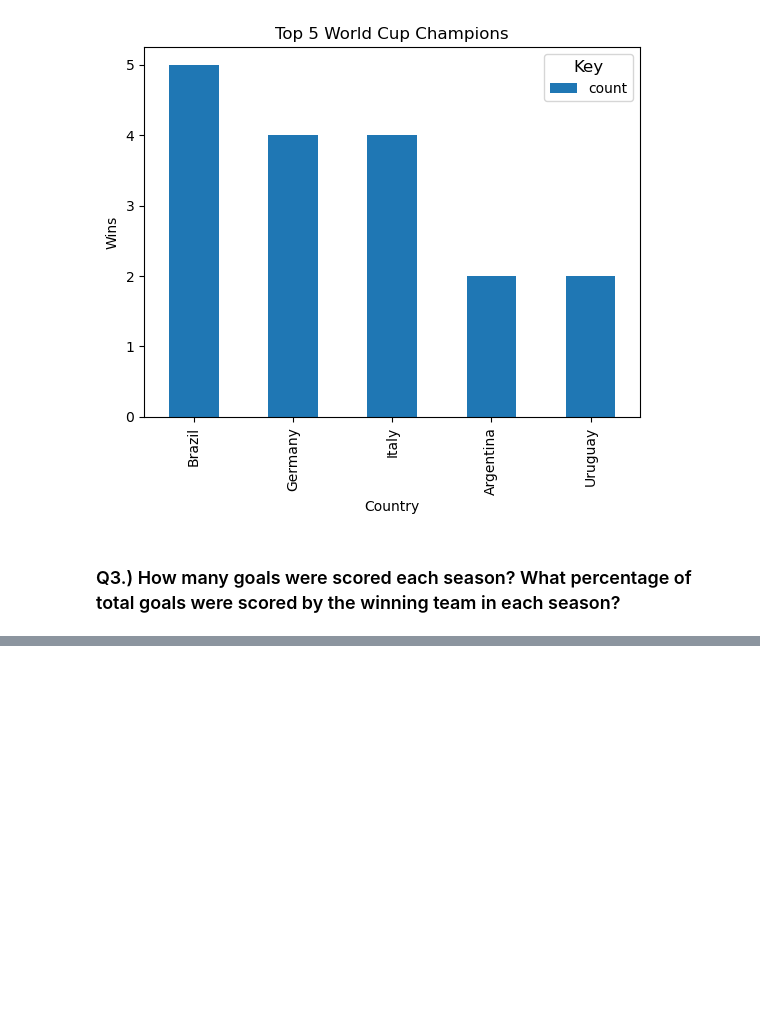
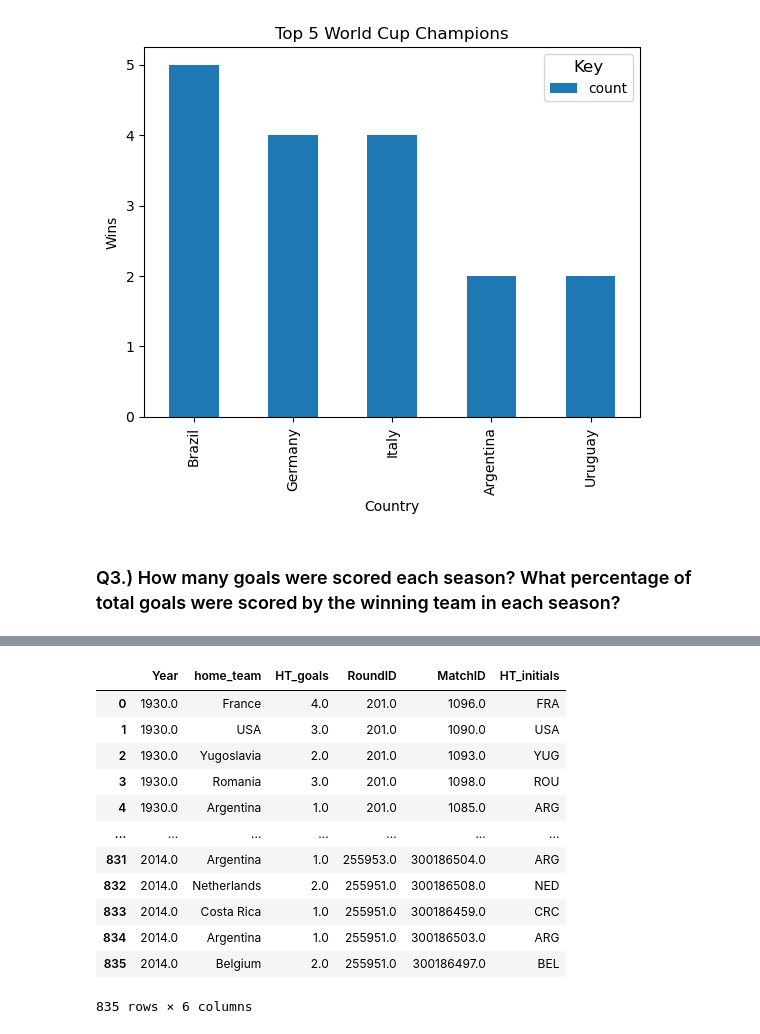
Before and after one commit to katieclayy/World-Cup-Matches-Analysis, a Jupyter notebook: notebook/WorldCupAnalysis.ipynb, the cells around one changed output, grey strips where cells are left out. Saved outputs shown, nothing was run; the diff lists cells and outputs as text; code cells hidden in the pictures; blank space fills up the shorter version.

```diff
--- a/notebook/WorldCupAnalysis.ipynb
+++ b/notebook/WorldCupAnalysis.ipynb
@@ -68,0 +89,14 @@ matches['Year'].max()
+# %%
+matches['Home Team Name'] = np.where(matches['Home Team Name'] =="C�te d'Ivoire", "Cote d'Ivoire", matches['Home Team Name'])
+#matches['Home Team Name'] = np.where(matches['Home Team Name'] =="German DR", "Germany", matches['Home Team Name'])
+#matches['Home Team Name'] = np.where(matches['Home Team Name'] =="Germany FR", "Germany", matches['Home Team Name'])
+matches['Home Team Name'] = np.where(matches['Home Team Name'] =="IR Iran", "Iran", matches['Home Team Name'])
+matches['Home Team Name'] = np.where(matches['Home Team Name'] =="IR Iran", "Iran", matches['Home Team Name'])
+matches['Home Team Name'] = np.where(matches['Home Team Name'] =="Korea DPR", "North Korea", matches['Home Team Name'])
+matches['Home Team Name'] = np.where(matches['Home Team Name'] =="Korea Republic", "South Korea", matches['Home Team Name'])
+matches['Home Team Name'] = np.where(matches['Home Team Name'] =='rn">Bosnia and Herzegovina', "Bosnia and Herzegovina", matches['Home Team Name'])
+matches['Home Team Name'] = np.where(matches['Home Team Name'] =='rn">Republic of Ireland', "Republic of Ireland", matches['Home Team Name'])
+matches['Home Team Name'] = np.where(matches['Home Team Name'] =='rn">Serbia and Montenegro', "Serbia and Montenegro", matches['Home Team Name'])
+matches['Home Team Name'] = np.where(matches['Home Team Name'] =='rn">Trinidad and Tobago', "Trinidad and Tobago", matches['Home Team Name'])
+matches['Home Team Name'] = np.where(matches['Home Team Name'] =='rn">United Arab Emirates', "United Arab Emirated", matches['Home Team Name'])
+list(np.unique(matches['Home Team Name']))
@@ -68,0 +121,3 @@ matches['Year'].max()
+# %%
+matches['combo']=matches['Home Team Initials'] +'-' + matches['Home Team Name']
+list(np.unique(matches['combo']))
@@ -68,0 +162,14 @@ matches['Year'].max()
+# %%
+matches['Away Team Name'] = np.where(matches['Away Team Name'] =="C�te d'Ivoire", "Cote d'Ivoire", matches['Home Team Name'])
+#matches['Home Team Name'] = np.where(matches['Home Team Name'] =="German DR", "Germany", matches['Home Team Name'])
+#matches['Home Team Name'] = np.where(matches['Home Team Name'] =="Germany FR", "Germany", matches['Home Team Name'])
+#matches['Away Team Name'] = np.where(matches['Away Team Name'] =="IR Iran", "Iran", matches['Home Team Name'])
+matches['Away Team Name'] = np.where(matches['Away Team Name'] =="IR Iran", "Iran", matches['Home Team Name'])
+matches['Away Team Name'] = np.where(matches['Away Team Name'] =="Korea DPR", "North Korea", matches['Home Team Name'])
+matches['Away Team Name'] = np.where(matches['Away Team Name'] =="Korea Republic", "South Korea", matches['Home Team Name'])
+matches['Away Team Name'] = np.where(matches['Away Team Name'] =='rn">Bosnia and Herzegovina', "Bosnia and Herzegovina", matches['Home Team Name'])
+matches['Away Team Name'] = np.where(matches['Away Team Name'] =='rn">Republic of Ireland', "Republic of Ireland", matches['Home Team Name'])
+matches['Away Team Name'] = np.where(matches['Away Team Name'] =='rn">Serbia and Montenegro', "Serbia and Montenegro", matches['Home Team Name'])
+matches['Away Team Name'] = np.where(matches['Away Team Name'] =='rn">Trinidad and Tobago', "Trinidad and Tobago", matches['Home Team Name'])
+matches['Away Team Name'] = np.where(matches['Away Team Name'] =='rn">United Arab Emirates', "United Arab Emirated", matches['Home Team Name'])
+list(np.unique(matches['Away Team Name']))
@@ -248,0 +418,22 @@ Text(0.5, 1.0, 'Top 5 World Cup Champions')
+# %%
+home_goals = matches[['Year','Home Team Name','Home Team Goals','RoundID','MatchID','Home Team Initials']]
+home_goals = home_goals.rename(columns={'Year':'Year','Home Team Name':'home_team','Home Team Goals':'HT_goals', 'Home Team Initials':'HT_initials'})
+home_goals
+#away_goals = matches[['Year','Away Team Name','Away Team Goals','RoundID','MatchID']]
+#away_goals = away_goals.rename(columns={'Year':'Year','Away Team Name':'away_team','Away Team Goals':'AT_goals'})
+#goals = home_goals.append(away_goals)
+#goals
+# %% [output]
+|  | Year | home_team | HT_goals | RoundID | MatchID | HT_initials |
+| 0 | 1930.0 | France | 4.0 | 201.0 | 1096.0 | FRA |
+| 1 | 1930.0 | USA | 3.0 | 201.0 | 1090.0 | USA |
+| 2 | 1930.0 | Yugoslavia | 2.0 | 201.0 | 1093.0 | YUG |
+| 3 | 1930.0 | Romania | 3.0 | 201.0 | 1098.0 | ROU |
+| 4 | 1930.0 | Argentina | 1.0 | 201.0 | 1085.0 | ARG |
+| ... | ... | ... | ... | ... | ... | ... |
+| 831 | 2014.0 | Argentina | 1.0 | 255953.0 | 300186504.0 | ARG |
+| 832 | 2014.0 | Netherlands | 2.0 | 255951.0 | 300186508.0 | NED |
+| 833 | 2014.0 | Costa Rica | 1.0 | 255951.0 | 300186459.0 | CRC |
+| 834 | 2014.0 | Argentina | 1.0 | 255951.0 | 300186503.0 | ARG |
+| 835 | 2014.0 | Belgium | 2.0 | 255951.0 | 300186497.0 | BEL |
+835 rows × 6 columns
```
Also changed, not shown: parts of 16 cells of this notebook.
